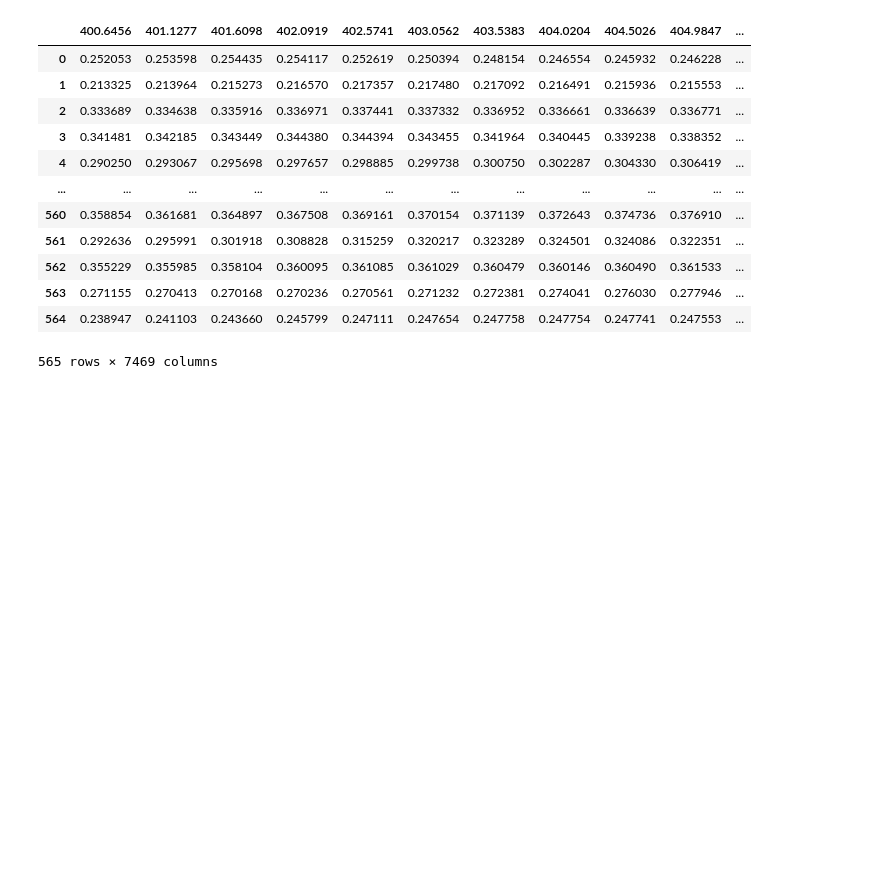
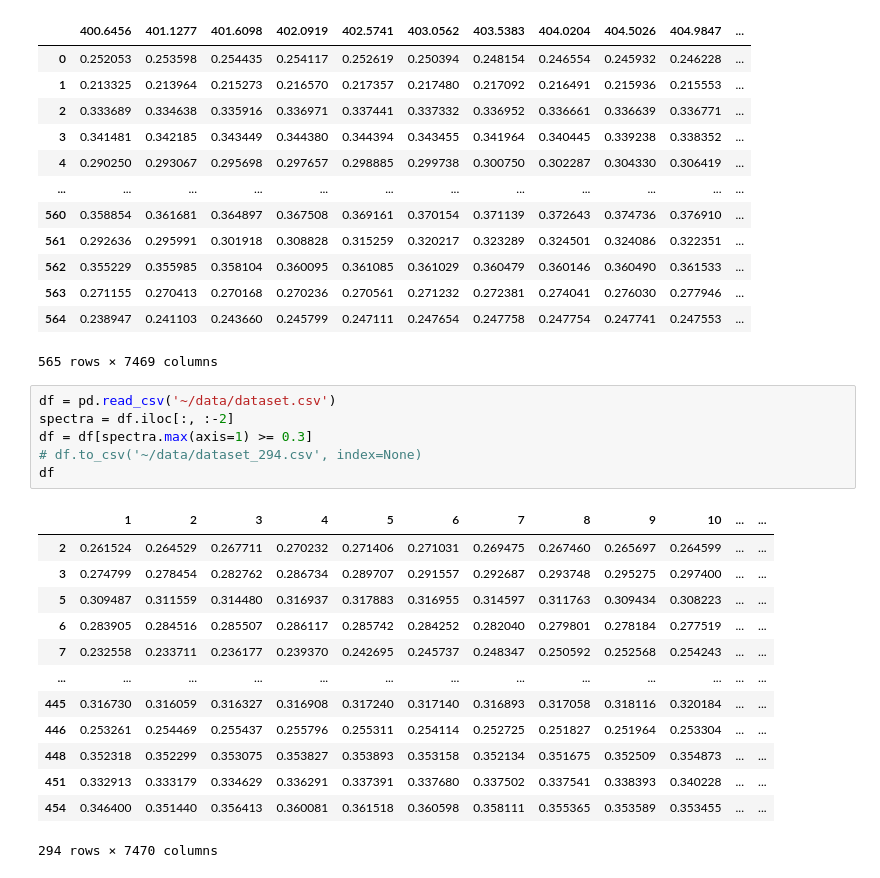
Before and after one commit to MelnychenkoM/ml_methods_hba1c, a Jupyter notebook: data_analysis.ipynb, the cells around one changed output. Drawn from its saved outputs; the diff is of its cells as text; blank space fills up the shorter version.

```diff
--- a/data_analysis.ipynb
+++ b/data_analysis.ipynb
@@ -382,3 +382,23 @@ pd.read_csv('~/data/dataset_565.csv')
 | 563 | 0.271155 | 0.270413 | 0.270168 | 0.270236 | 0.270561 | 0.271232 | 0.272381 | 0.274041 | 0.276030 | 0.277946 | ... |
 | 564 | 0.238947 | 0.241103 | 0.243660 | 0.245799 | 0.247111 | 0.247654 | 0.247758 | 0.247754 | 0.247741 | 0.247553 | ... |
 565 rows × 7469 columns
+# %%
+df = pd.read_csv('~/data/dataset.csv')
+spectra = df.iloc[:, :-2]
+df = df[spectra.max(axis=1) >= 0.3]
+# df.to_csv('~/data/dataset_294.csv', index=None)
+df
+# %% [output]
+|  | 1 | 2 | 3 | 4 | 5 | 6 | 7 | 8 | 9 | 10 | ... | ... |
+| 2 | 0.261524 | 0.264529 | 0.267711 | 0.270232 | 0.271406 | 0.271031 | 0.269475 | 0.267460 | 0.265697 | 0.264599 | ... | ... |
+| 3 | 0.274799 | 0.278454 | 0.282762 | 0.286734 | 0.289707 | 0.291557 | 0.292687 | 0.293748 | 0.295275 | 0.297400 | ... | ... |
+| 5 | 0.309487 | 0.311559 | 0.314480 | 0.316937 | 0.317883 | 0.316955 | 0.314597 | 0.311763 | 0.309434 | 0.308223 | ... | ... |
+| 6 | 0.283905 | 0.284516 | 0.285507 | 0.286117 | 0.285742 | 0.284252 | 0.282040 | 0.279801 | 0.278184 | 0.277519 | ... | ... |
+| 7 | 0.232558 | 0.233711 | 0.236177 | 0.239370 | 0.242695 | 0.245737 | 0.248347 | 0.250592 | 0.252568 | 0.254243 | ... | ... |
+| ... | ... | ... | ... | ... | ... | ... | ... | ... | ... | ... | ... | ... |
+| 445 | 0.316730 | 0.316059 | 0.316327 | 0.316908 | 0.317240 | 0.317140 | 0.316893 | 0.317058 | 0.318116 | 0.320184 | ... | ... |
+| 446 | 0.253261 | 0.254469 | 0.255437 | 0.255796 | 0.255311 | 0.254114 | 0.252725 | 0.251827 | 0.251964 | 0.253304 | ... | ... |
+| 448 | 0.352318 | 0.352299 | 0.353075 | 0.353827 | 0.353893 | 0.353158 | 0.352134 | 0.351675 | 0.352509 | 0.354873 | ... | ... |
+| 451 | 0.332913 | 0.333179 | 0.334629 | 0.336291 | 0.337391 | 0.337680 | 0.337502 | 0.337541 | 0.338393 | 0.340228 | ... | ... |
+| 454 | 0.346400 | 0.351440 | 0.356413 | 0.360081 | 0.361518 | 0.360598 | 0.358111 | 0.355365 | 0.353589 | 0.353455 | ... | ... |
+294 rows × 7470 columns
```
Also changed, not shown: parts of 4 cells of this notebook, 5 other files.
